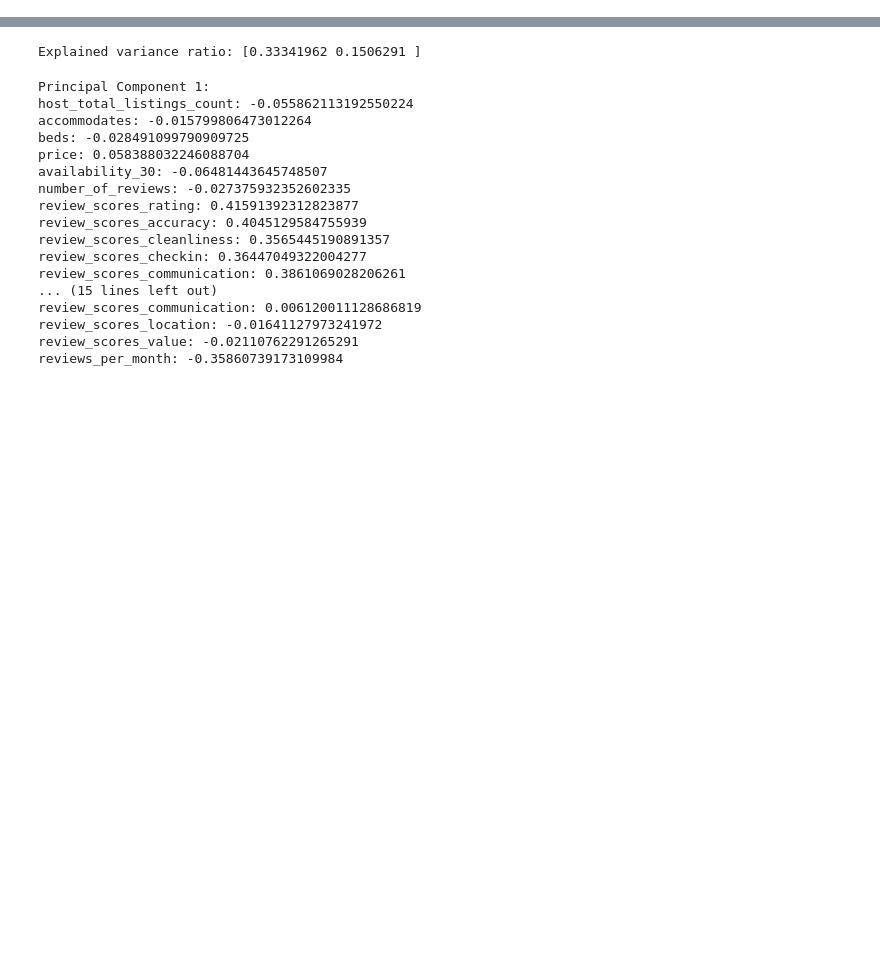
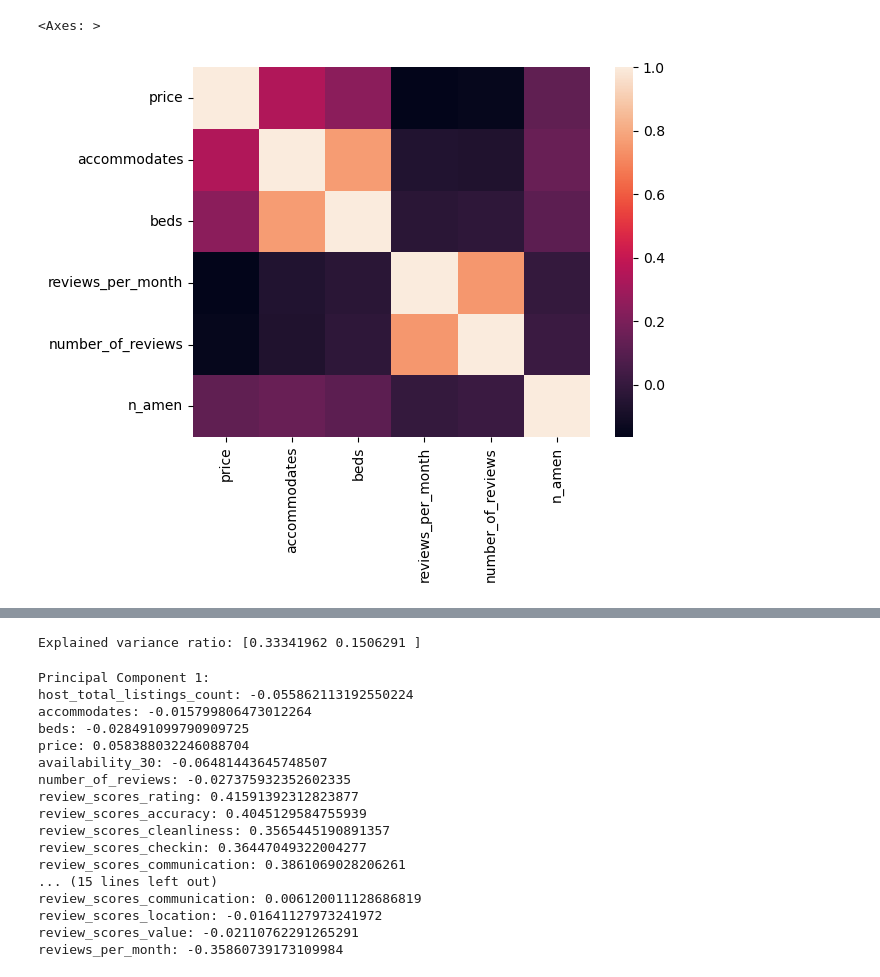
Before and after one commit to LucaPeg/AirBnB_Netherlands, a Jupyter notebook: finalproject.ipynb, the cells around one changed output, grey strips where cells are left out. Saved outputs shown, nothing was run; the diff lists cells and outputs as text; code cells hidden in the pictures; blank space fills up the shorter version.

```diff
--- a/finalproject.ipynb
+++ b/finalproject.ipynb
@@ -457,0 +107,8 @@ plt.show()
+# %%
+# Select specific columns
+corr_df = df_tot[['price', 'accommodates', 'beds', 'reviews_per_month', 'number_of_reviews', 'n_amen']]
+corr = corr_df.corr()
+sns.heatmap(corr)
+# %% [output]
+<Axes: >
+[figure, added]
```
Also changed, not shown: parts of 65 cells of this notebook.
